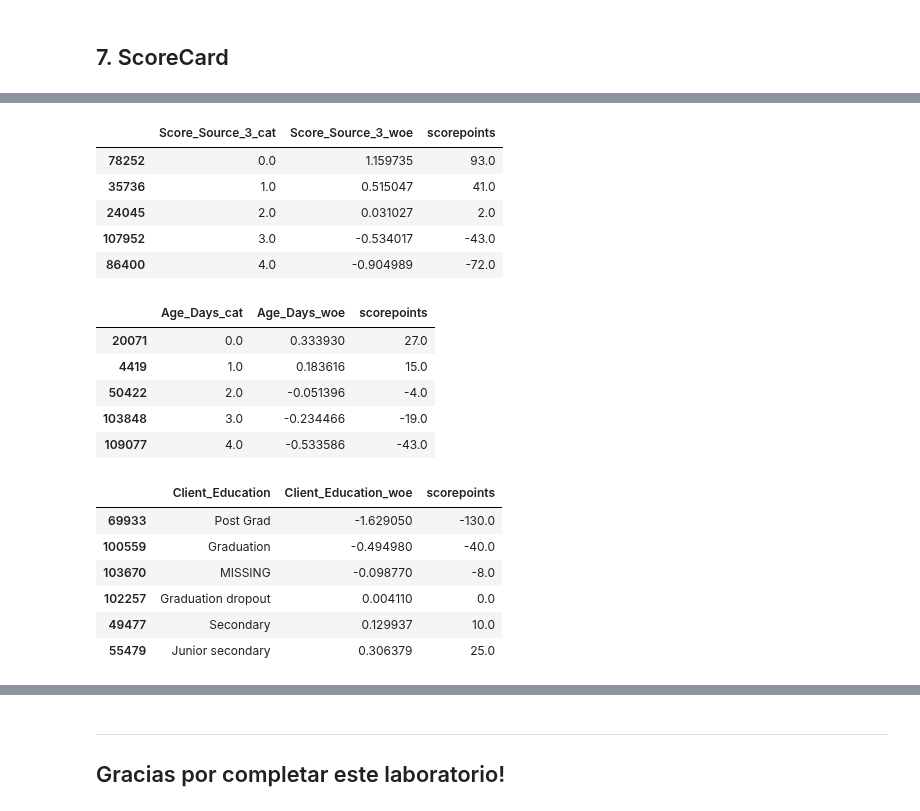
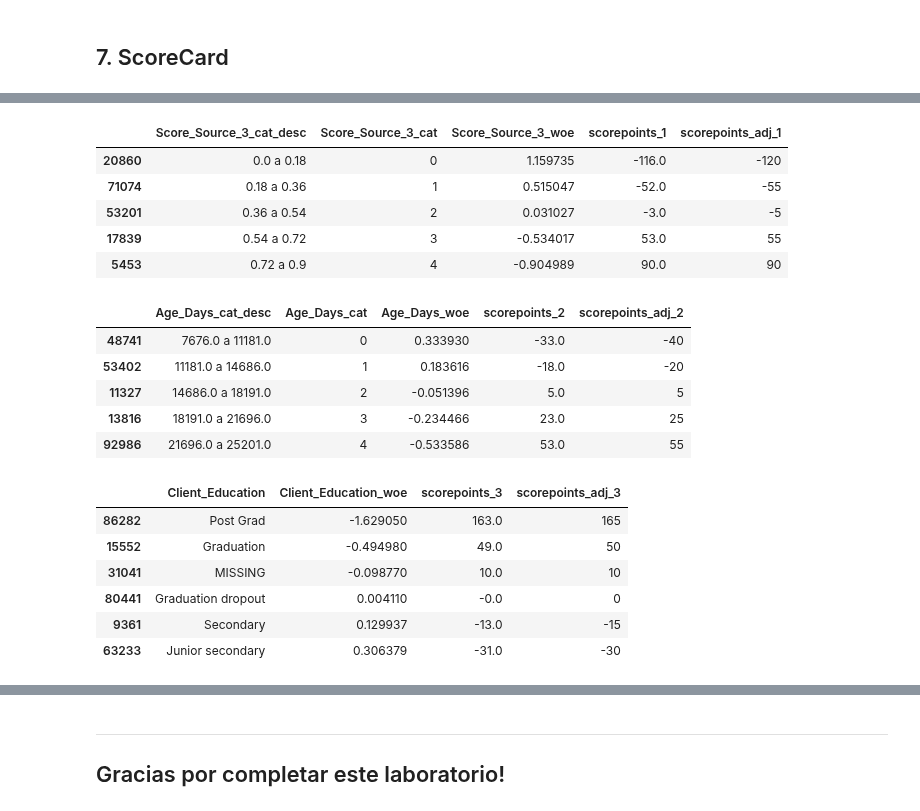
Before and after one commit to JCaballerot/Credit-Scoring, a Jupyter notebook: CreditScoring/00. Lab_Automobile_Scorecard.ipynb, the cells around one changed output, grey strips where cells are left out. Cells and saved outputs as stored; diff of their text form; code cells hidden in the pictures.

```diff
--- a/CreditScoring/00. Lab_Automobile_Scorecard.ipynb
+++ b/CreditScoring/00. Lab_Automobile_Scorecard.ipynb
@@ -311,6 +311,6 @@ test[[x + '_cat' for x in numeric_features]] = discretizer.transform(test[numeri
 # %%
 position = 0
-for column in discretizer.feature_names_in_[0:1]:
+for column in discretizer.feature_names_in_:
   my_list = []
   for x in range(discretizer.n_bins_[position]):
     my_list.append(str(round(discretizer.bin_edges_[position][x], 2)) + ' a ' +
@@ -318,7 +318,7 @@ for column in discretizer.feature_names_in_[0:1]:
 
   temp = pd.DataFrame({column + '_cat': range(0, discretizer.n_bins_[position]),
                        column + '_cat_desc' : my_list})
-
+  temp[column + '_cat'] = temp[column + '_cat'].astype(int)
   train = pd.merge(train, temp, on = [column + '_cat'], how = 'left')
   test  = pd.merge(test,  temp, on = [column + '_cat'], how = 'left')
   position += 1
@@ -478,5 +389,5 @@ El WOE encoding (Weight of Evidence Encoding) asigna un valor numérico a cada c
 from category_encoders.woe import WOEEncoder
 
 encoder = WOEEncoder()
-encoder.fit(train[[x + '_cat' for x in numeric_features]], train.Default)
+encoder.fit(train[[x + '_cat_desc' for x in numeric_features]], train.Default)
 # %% [output]
@@ -494,6 +403,6 @@ WOEEncoder(cols=['Workphone_Working_cat', 'Registration_Days_cat',
 # %%
 # Tratamiento por WOE Encoding
-train[[x + '_woe' for x in numeric_features]] = encoder.transform(train[[x + '_cat' for x in numeric_features]])
-test[[x + '_woe' for x in numeric_features]] = encoder.transform(test[[x + '_cat' for x in numeric_features]])
+train[[x + '_woe' for x in numeric_features]] = encoder.transform(train[[x + '_cat_desc' for x in numeric_features]])
+test[[x + '_woe' for x in numeric_features]] = encoder.transform(test[[x + '_cat_desc' for x in numeric_features]])
 # %%
 df_resume = train.\
@@ -661,37 +628,41 @@ train[scorecard_features].drop_duplicates()
 # %%
-factor = 80
+factor = - 100
 
-score_points_1 = train[['Score_Source_3_cat', 'Score_Source_3_woe']].sort_values(by='Score_Source_3_cat').drop_duplicates()
-score_points_1['scorepoints'] = round(score_points_1.Score_Source_3_woe*factor, 0)
+score_points_1 = train[['Score_Source_3_cat_desc', 'Score_Source_3_cat', 'Score_Source_3_woe']].sort_values(by='Score_Source_3_cat').drop_duplicates()
+score_points_1['scorepoints_1'] = round(score_points_1.Score_Source_3_woe*factor, 0)
+score_points_1['scorepoints_adj_1'] = [- 120, - 55, - 5, +55, +90]
+
 score_points_1
 # %% [output]
-|  | Score_Source_3_cat | Score_Source_3_woe | scorepoints |
-| 78252 | 0.0 | 1.159735 | 93.0 |
-| 35736 | 1.0 | 0.515047 | 41.0 |
-| 24045 | 2.0 | 0.031027 | 2.0 |
-| 107952 | 3.0 | -0.534017 | -43.0 |
-| 86400 | 4.0 | -0.904989 | -72.0 |
+|  | Score_Source_3_cat_desc | Score_Source_3_cat | Score_Source_3_woe | scorepoints_1 | scorepoints_adj_1 |
+| 20860 | 0.0 a 0.18 | 0 | 1.159735 | -116.0 | -120 |
+| 71074 | 0.18 a 0.36 | 1 | 0.515047 | -52.0 | -55 |
+| 53201 | 0.36 a 0.54 | 2 | 0.031027 | -3.0 | -5 |
+| 17839 | 0.54 a 0.72 | 3 | -0.534017 | 53.0 | 55 |
+| 5453 | 0.72 a 0.9 | 4 | -0.904989 | 90.0 | 90 |
 # %%
-score_points_2 = train[['Age_Days_cat', 'Age_Days_woe']].sort_values(by='Age_Days_cat').drop_duplicates()
-score_points_2['scorepoints'] = round(score_points_2.Age_Days_woe*factor, 0)
+score_points_2 = train[['Age_Days_cat_desc', 'Age_Days_cat', 'Age_Days_woe']].sort_values(by='Age_Days_cat').drop_duplicates()
+score_points_2['scorepoints_2'] = round(score_points_2.Age_Days_woe*factor, 0)
+score_points_2['scorepoints_adj_2'] = [-40, -20, 5, 25, 55]
 score_points_2
 # %% [output]
-|  | Age_Days_cat | Age_Days_woe | scorepoints |
-| 20071 | 0.0 | 0.333930 | 27.0 |
-| 4419 | 1.0 | 0.183616 | 15.0 |
-| 50422 | 2.0 | -0.051396 | -4.0 |
-| 103848 | 3.0 | -0.234466 | -19.0 |
-| 109077 | 4.0 | -0.533586 | -43.0 |
+|  | Age_Days_cat_desc | Age_Days_cat | Age_Days_woe | scorepoints_2 | scorepoints_adj_2 |
+| 48741 | 7676.0 a 11181.0 | 0 | 0.333930 | -33.0 | -40 |
+| 53402 | 11181.0 a 14686.0 | 1 | 0.183616 | -18.0 | -20 |
+| 11327 | 14686.0 a 18191.0 | 2 | -0.051396 | 5.0 | 5 |
+| 13816 | 18191.0 a 21696.0 | 3 | -0.234466 | 23.0 | 25 |
+| 92986 | 21696.0 a 25201.0 | 4 | -0.533586 | 53.0 | 55 |
 # %%
 score_points_3 = train[['Client_Education', 'Client_Education_woe']].sort_values(by='Client_Education_woe').drop_duplicates()
-score_points_3['scorepoints'] = round(score_points_3.Client_Education_woe*factor, 0)
+score_points_3['scorepoints_3'] = round(score_points_3.Client_Education_woe*factor, 0)
+score_points_3['scorepoints_adj_3'] = [165, 50, 10, 0, -15, -30]
 score_points_3
 # %% [output]
-|  | Client_Education | Client_Education_woe | scorepoints |
-| 69933 | Post Grad | -1.629050 | -130.0 |
-| 100559 | Graduation | -0.494980 | -40.0 |
-| 103670 | MISSING | -0.098770 | -8.0 |
-| 102257 | Graduation dropout | 0.004110 | 0.0 |
-| 49477 | Secondary | 0.129937 | 10.0 |
-| 55479 | Junior secondary | 0.306379 | 25.0 |
+|  | Client_Education | Client_Education_woe | scorepoints_3 | scorepoints_adj_3 |
+| 86282 | Post Grad | -1.629050 | 163.0 | 165 |
+| 15552 | Graduation | -0.494980 | 49.0 | 50 |
+| 31041 | MISSING | -0.098770 | 10.0 | 10 |
+| 80441 | Graduation dropout | 0.004110 | -0.0 | 0 |
+| 9361 | Secondary | 0.129937 | -13.0 | -15 |
+| 63233 | Junior secondary | 0.306379 | -31.0 | -30 |
 # %%
```
Also changed, not shown: parts of 30 cells of this notebook.
